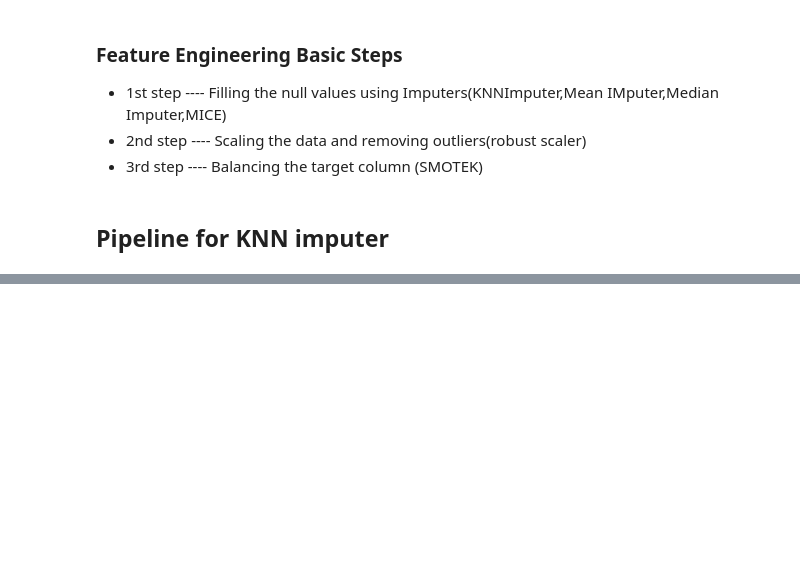
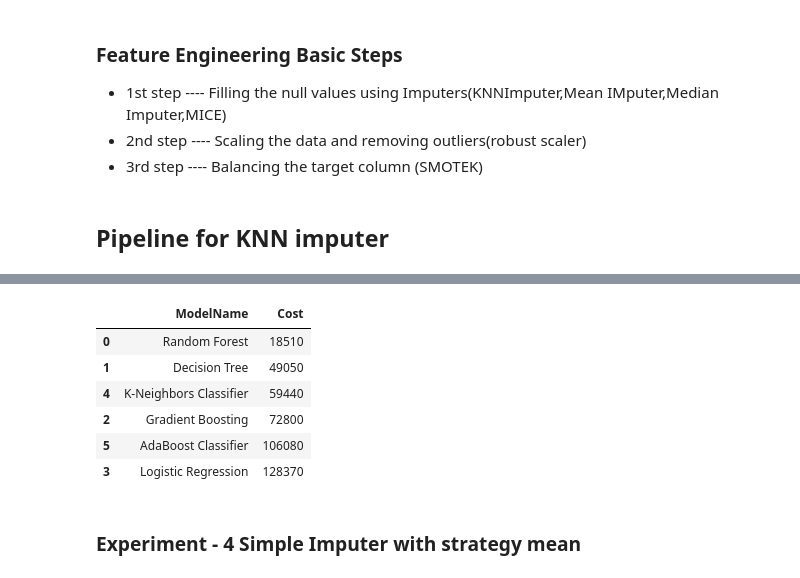
Before and after one commit to LikithPrince/Sensor_components_failure_prediction, a Jupyter notebook: src/sensor.ipynb, the cells around one changed output, grey strips where cells are left out. Cells and saved outputs as stored; diff of their text form; code cells hidden in the pictures; blank space fills up the shorter version.

```diff
--- a/src/sensor.ipynb
+++ b/src/sensor.ipynb
@@ -518,0 +462,13 @@ Roc Auc Score------->0.971163708888707
+# %%
+constant_pipeline = Pipeline(
+steps = [
+    ('filling_missing_values', SimpleImputer(strategy='constant',fill_value=0)),
+    ('scaling_and_removing_outliers', RobustScaler())
+])
+# %%
+X_constant = constant_pipeline.fit_transform(X)
+# %%
+const_smt = SMOTETomek(random_state=7,sampling_strategy='minority')
+X_res, y_res = const_smt.fit_resample(X_constant,y)
+# %%
+report_constant = evaluate(X_res, y_res, models)
@@ -518,0 +493,12 @@ Roc Auc Score------->0.971163708888707
+# %%
+report_constant
+# %% [output]
+|  | ModelName | Cost |
+| 0 | Random Forest | 18510 |
+| 1 | Decision Tree | 49050 |
+| 4 | K-Neighbors Classifier | 59440 |
+| 2 | Gradient Boosting | 72800 |
+| 5 | AdaBoost Classifier | 106080 |
+| 3 | Logistic Regression | 128370 |
+# %% [markdown]
+### Experiment - 4   Simple Imputer with strategy mean
```
Also changed, not shown: parts of 30 cells of this notebook.
